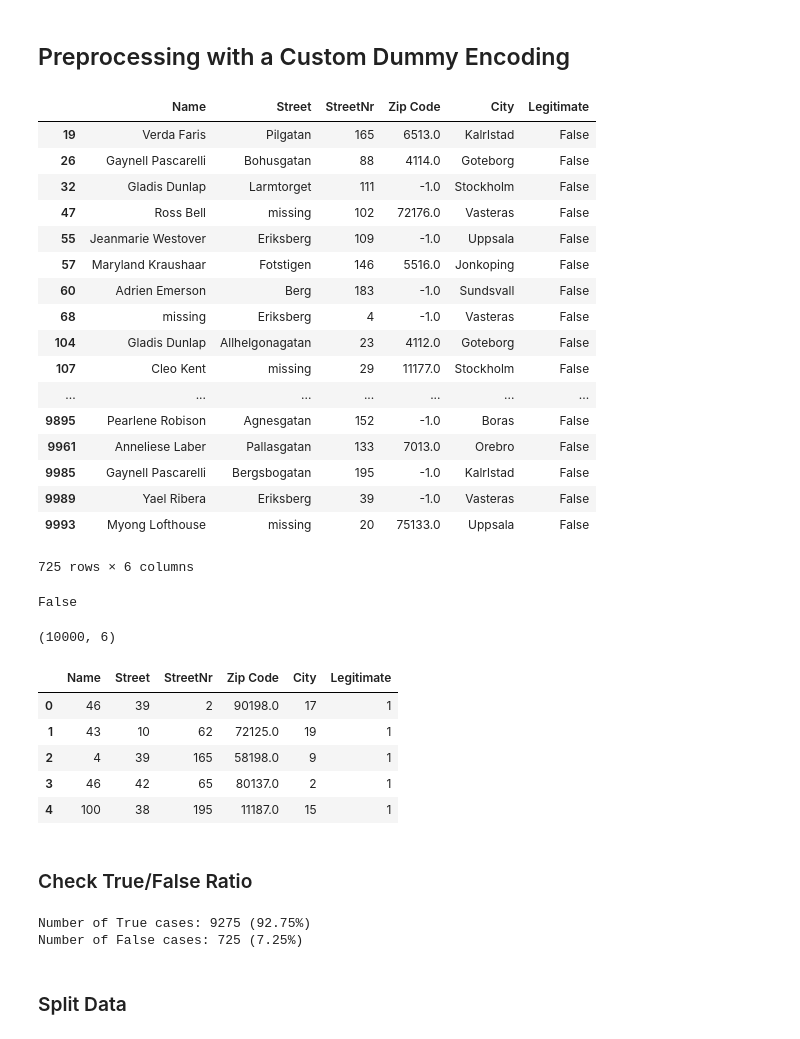
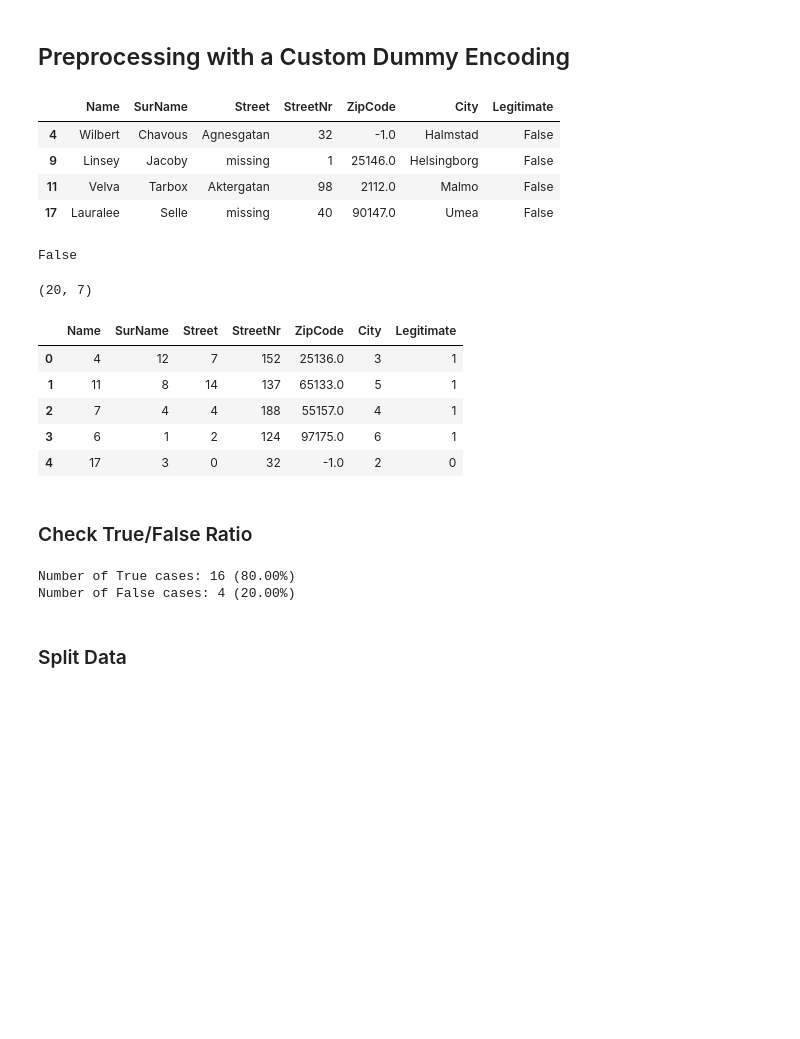
Before and after one commit to AiLogisticsTeam2017/ArtInt, a Jupyter notebook: Algorithms/Algorithms.ipynb, the cells around one changed output. Cells and saved outputs as stored; diff of their text form; code cells hidden in the pictures; blank space fills up the shorter version.

```diff
--- a/Algorithms/Algorithms.ipynb
+++ b/Algorithms/Algorithms.ipynb
@@ -22,7 +22,8 @@ from sklearn.cross_validation import train_test_split # Used to split data into
 ## Loading Files
 # %%
 # Load the post data
-df = pd.read_csv("../alteredData10k.csv")
+df = pd.read_csv("../LogisticsSimulation/alteredData.csv")
+#df = pd.read_csv("../alteredData10k.csv")
 #df = pd.read_csv("../alteredData100k.csv")
 #df = pd.read_csv("../alteredData1M.csv")
 #df1 = pd.read_csv("../data.csv")
@@ -54,31 +55,19 @@ df = pd.read_csv("../alteredData10k.csv")
 # %%
 # Change all missing values to 'missing'
 
 df['Name']     = df['Name'].fillna('missing')
+df['SurName']  = df['SurName'].fillna('missing')
 df['Street']   = df['Street'].fillna('missing')
 df['StreetNr'] = df['StreetNr'].fillna(-1)
-df['Zip Code'] = df['Zip Code'].fillna(-1)
+df['ZipCode']  = df['ZipCode'].fillna(-1)
 df['City']     = df['City'].fillna('missing')
 df.loc[df['Legitimate'] == False]
 # %% [output]
-|  | Name | Street | StreetNr | Zip Code | City | Legitimate |
-| 19 | Verda Faris | Pilgatan | 165 | 6513.0 | Kalrlstad | False |
-| 26 | Gaynell Pascarelli | Bohusgatan | 88 | 4114.0 | Goteborg | False |
-| 32 | Gladis Dunlap | Larmtorget | 111 | -1.0 | Stockholm | False |
-| 47 | Ross Bell | missing | 102 | 72176.0 | Vasteras | False |
-| 55 | Jeanmarie Westover | Eriksberg | 109 | -1.0 | Uppsala | False |
-| 57 | Maryland Kraushaar | Fotstigen | 146 | 5516.0 | Jonkoping | False |
-| 60 | Adrien Emerson | Berg | 183 | -1.0 | Sundsvall | False |
-| 68 | missing | Eriksberg | 4 | -1.0 | Vasteras | False |
-| 104 | Gladis Dunlap | Allhelgonagatan | 23 | 4112.0 | Goteborg | False |
-| 107 | Cleo Kent | missing | 29 | 11177.0 | Stockholm | False |
-| ... | ... | ... | ... | ... | ... | ... |
-| 9895 | Pearlene Robison | Agnesgatan | 152 | -1.0 | Boras | False |
-| 9961 | Anneliese Laber | Pallasgatan | 133 | 7013.0 | Orebro | False |
-| 9985 | Gaynell Pascarelli | Bergsbogatan | 195 | -1.0 | Kalrlstad | False |
-| 9989 | Yael Ribera | Eriksberg | 39 | -1.0 | Vasteras | False |
-| 9993 | Myong Lofthouse | missing | 20 | 75133.0 | Uppsala | False |
+|  | Name | SurName | Street | StreetNr | ZipCode | City | Legitimate |
+| 4 | Wilbert | Chavous | Agnesgatan | 32 | -1.0 | Halmstad | False |
+| 9 | Linsey | Jacoby | missing | 1 | 25146.0 | Helsingborg | False |
+| 11 | Velva | Tarbox | Aktergatan | 98 | 2112.0 | Malmo | False |
+| 17 | Lauralee | Selle | missing | 40 | 90147.0 | Umea | False |
-725 rows × 6 columns
 # %%
 #Check for null values
 df.isnull().values.any()
@@ -88,7 +77,7 @@ False
 # Shows the RowsxColumns
 df.shape
 # %% [output]
-(10000, 6)
+(20, 7)
 # %%
 # This is a simple encoder which replaces Strings with a number
 
@@ -120,12 +109,12 @@ df.select_dtypes
 
 df.head()
 # %% [output]
-|  | Name | Street | StreetNr | Zip Code | City | Legitimate |
-| 0 | 46 | 39 | 2 | 90198.0 | 17 | 1 |
-| 1 | 43 | 10 | 62 | 72125.0 | 19 | 1 |
-| 2 | 4 | 39 | 165 | 58198.0 | 9 | 1 |
-| 3 | 46 | 42 | 65 | 80137.0 | 2 | 1 |
-| 4 | 100 | 38 | 195 | 11187.0 | 15 | 1 |
+|  | Name | SurName | Street | StreetNr | ZipCode | City | Legitimate |
+| 0 | 4 | 12 | 7 | 152 | 25136.0 | 3 | 1 |
+| 1 | 11 | 8 | 14 | 137 | 65133.0 | 5 | 1 |
+| 2 | 7 | 4 | 4 | 188 | 55157.0 | 4 | 1 |
+| 3 | 6 | 1 | 2 | 124 | 97175.0 | 6 | 1 |
+| 4 | 17 | 3 | 0 | 32 | -1.0 | 2 | 0 |
 # %% [markdown]
 ### Check True/False Ratio
 # %%
@@ -135,8 +124,8 @@ num_false = len(df.loc[df['Legitimate'] == False])
 print("Number of True cases: {0} ({1:2.2f}%)".format(num_true, (num_true / (num_true + num_false)) * 100))
 print("Number of False cases: {0} ({1:2.2f}%)".format(num_false, (num_false / (num_true + num_false)) * 100))
 # %% [output]
-Number of True cases: 9275 (92.75%)
-Number of False cases: 725 (7.25%)
+Number of True cases: 16 (80.00%)
+Number of False cases: 4 (20.00%)
 # %% [markdown]
 ### Split Data
 # %%
```
Also changed, not shown: parts of 17 cells of this notebook, 7 other files.
